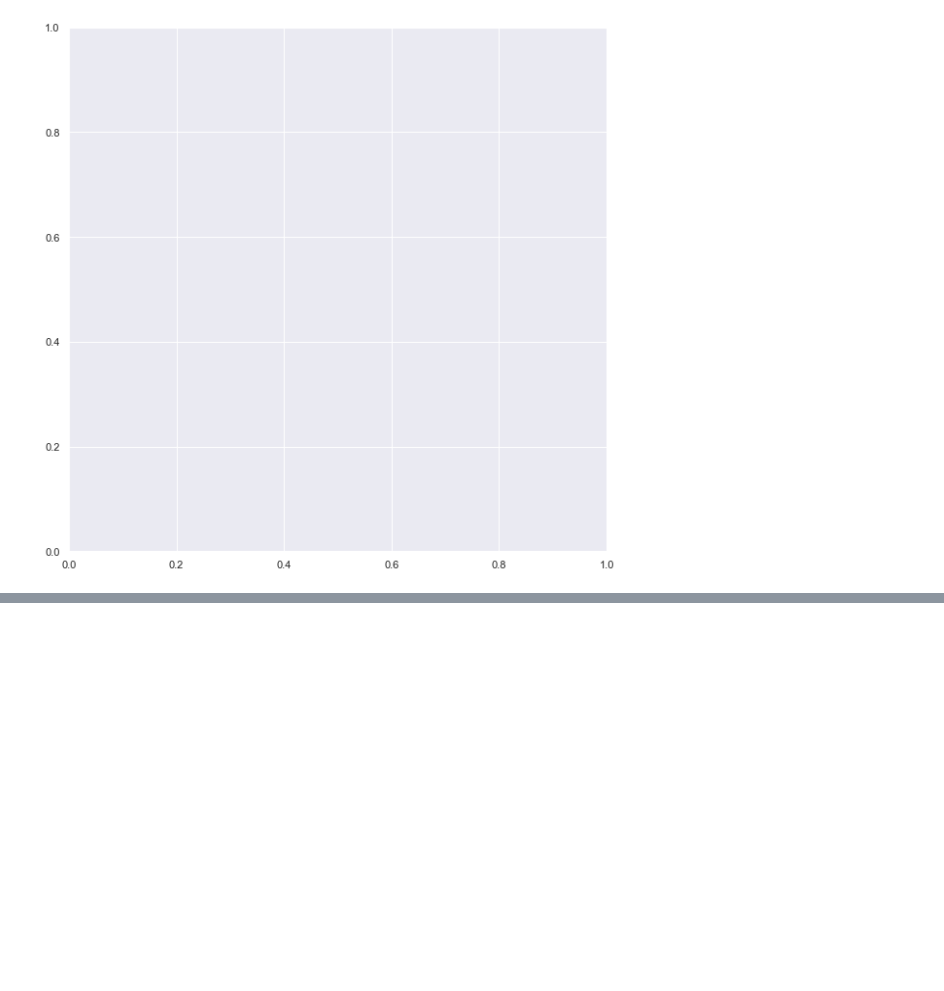
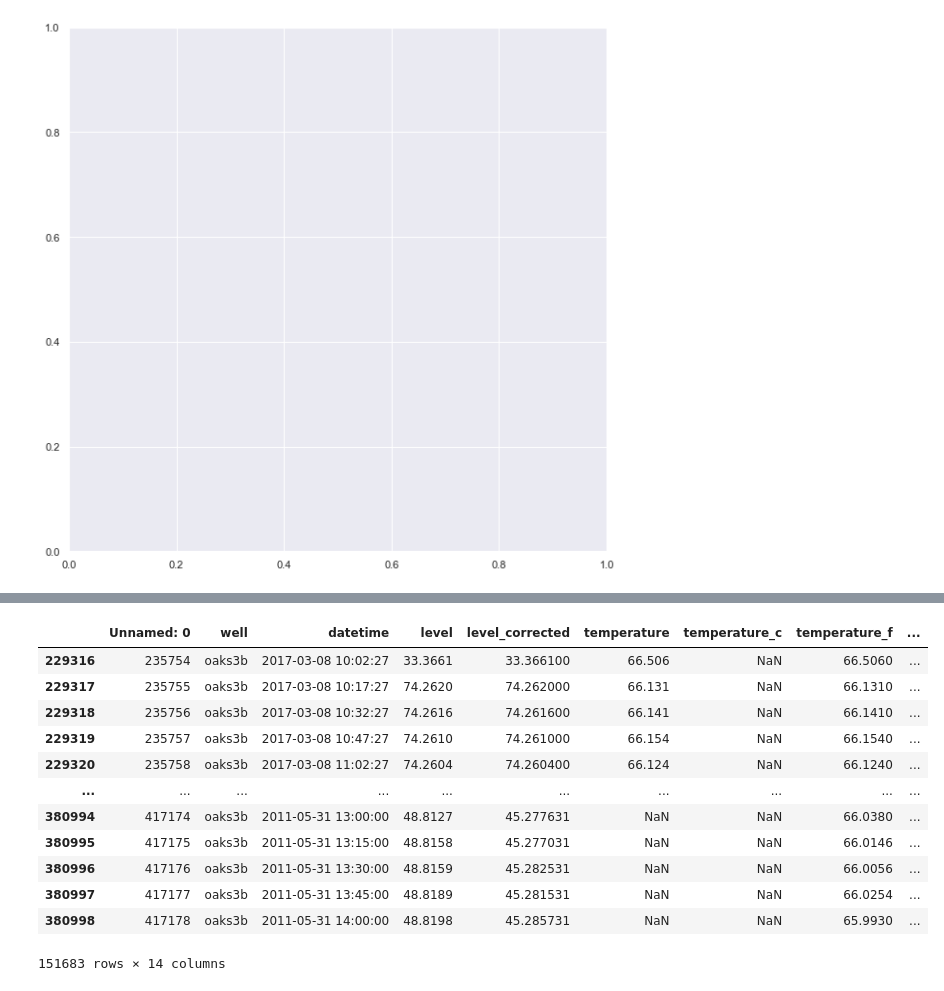
Before and after one commit to tnc-ca-geo/dangermondpreserve, a Jupyter notebook: Notebooks/well_data_vis.ipynb, the cells around one changed output, grey strips where cells are left out. Saved outputs shown, nothing was run; the diff lists cells and outputs as text; code cells hidden in the pictures; blank space fills up the shorter version.

```diff
--- a/Notebooks/well_data_vis.ipynb
+++ b/Notebooks/well_data_vis.ipynb
@@ -189,0 +216,16 @@ AttributeError: 'Rectangle' object has no property 'labels'
+# %%
+full_well_data.loc[full_well_data.well == "oaks3b"]
+# %% [output]
+|  | Unnamed: 0 | well | datetime | level | level_corrected | temperature | temperature_c | temperature_f | ... |
+| 229316 | 235754 | oaks3b | 2017-03-08 10:02:27 | 33.3661 | 33.366100 | 66.506 | NaN | 66.5060 | ... |
+| 229317 | 235755 | oaks3b | 2017-03-08 10:17:27 | 74.2620 | 74.262000 | 66.131 | NaN | 66.1310 | ... |
+| 229318 | 235756 | oaks3b | 2017-03-08 10:32:27 | 74.2616 | 74.261600 | 66.141 | NaN | 66.1410 | ... |
+| 229319 | 235757 | oaks3b | 2017-03-08 10:47:27 | 74.2610 | 74.261000 | 66.154 | NaN | 66.1540 | ... |
+| 229320 | 235758 | oaks3b | 2017-03-08 11:02:27 | 74.2604 | 74.260400 | 66.124 | NaN | 66.1240 | ... |
+| ... | ... | ... | ... | ... | ... | ... | ... | ... | ... |
+| 380994 | 417174 | oaks3b | 2011-05-31 13:00:00 | 48.8127 | 45.277631 | NaN | NaN | 66.0380 | ... |
+| 380995 | 417175 | oaks3b | 2011-05-31 13:15:00 | 48.8158 | 45.277031 | NaN | NaN | 66.0146 | ... |
+| 380996 | 417176 | oaks3b | 2011-05-31 13:30:00 | 48.8159 | 45.282531 | NaN | NaN | 66.0056 | ... |
+| 380997 | 417177 | oaks3b | 2011-05-31 13:45:00 | 48.8189 | 45.281531 | NaN | NaN | 66.0254 | ... |
+| 380998 | 417178 | oaks3b | 2011-05-31 14:00:00 | 48.8198 | 45.285731 | NaN | NaN | 65.9930 | ... |
+151683 rows × 14 columns
```
Also changed, not shown: parts of 8 cells of this notebook, 6 other files.
